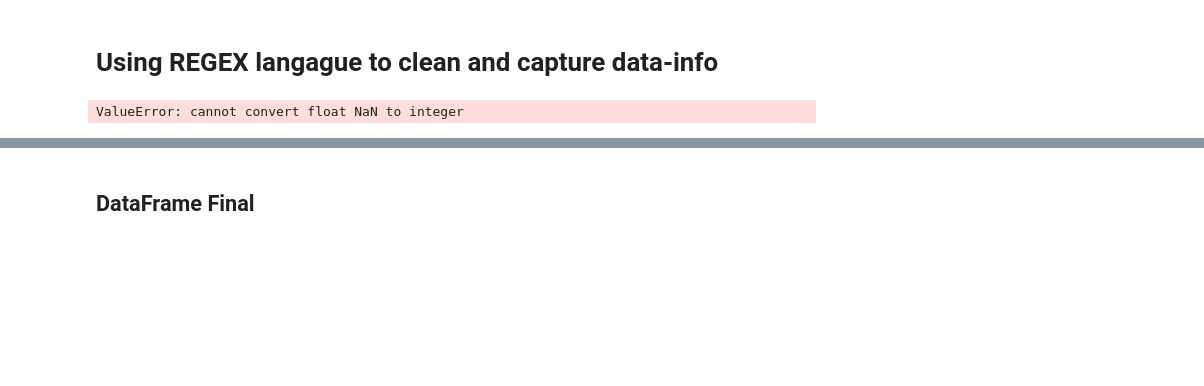
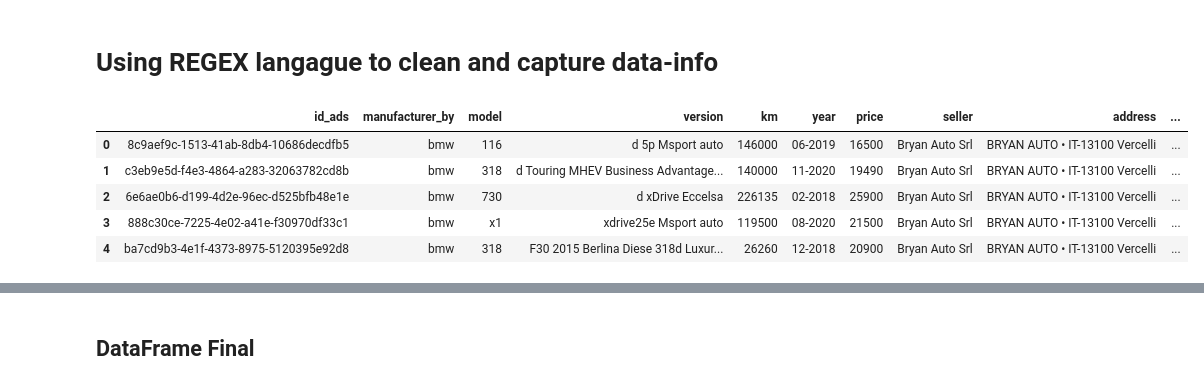
Before and after one commit to BrunoGeraldine/Car_price_bmg, a Jupyter notebook: src/ETL_cleaning.ipynb, the cells around one changed output, grey strips where cells are left out. Cells and saved outputs as stored; diff of their text form; code cells hidden in the pictures; blank space fills up the shorter version.

```diff
--- a/src/ETL_cleaning.ipynb
+++ b/src/ETL_cleaning.ipynb
@@ -24,8 +28,15 @@ df_clean = df.copy()
 # %%
-# "Extracting the postal code from the vehicle's country of origin.
+# "Extracting the postal code from the vehicle's country of origin. r'(\d+)
 # Applying Regex for data cleaning."
-df_clean['zip_code'] = df_clean['endereco'].apply(lambda x: int(re.search('\d+', x).group(0) if pd.notnull( x ) else x ))
+df_clean['zip_code'] = df_clean['address'].apply(lambda x: int(re.search('\d+', x).group(0) if pd.notnull( x ) else x ))
-# %% [output]
-ValueError: cannot convert float NaN to integer
+# %%
+df_clean.head()
+# %% [output]
+|  | id_ads | manufacturer_by | model | version | km | year | price | seller | address | ... |
+| 0 | 8c9aef9c-1513-41ab-8db4-10686decdfb5 | bmw | 116 | d 5p Msport auto | 146000 | 06-2019 | 16500 | Bryan Auto Srl | BRYAN AUTO • IT-13100 Vercelli | ... |
+| 1 | c3eb9e5d-f4e3-4864-a283-32063782cd8b | bmw | 318 | d Touring MHEV Business Advantage... | 140000 | 11-2020 | 19490 | Bryan Auto Srl | BRYAN AUTO • IT-13100 Vercelli | ... |
+| 2 | 6e6ae0b6-d199-4d2e-96ec-d525bfb48e1e | bmw | 730 | d xDrive Eccelsa | 226135 | 02-2018 | 25900 | Bryan Auto Srl | BRYAN AUTO • IT-13100 Vercelli | ... |
+| 3 | 888c30ce-7225-4e02-a41e-f30970df33c1 | bmw | x1 | xdrive25e Msport auto | 119500 | 08-2020 | 21500 | Bryan Auto Srl | BRYAN AUTO • IT-13100 Vercelli | ... |
+| 4 | ba7cd9b3-4e1f-4373-8975-5120395e92d8 | bmw | 318 | F30 2015 Berlina Diese 318d Luxur... | 26260 | 12-2018 | 20900 | Bryan Auto Srl | BRYAN AUTO • IT-13100 Vercelli | ... |
 # %%
 # Model
```
Also changed, not shown: parts of 13 cells of this notebook, 1 other file.
